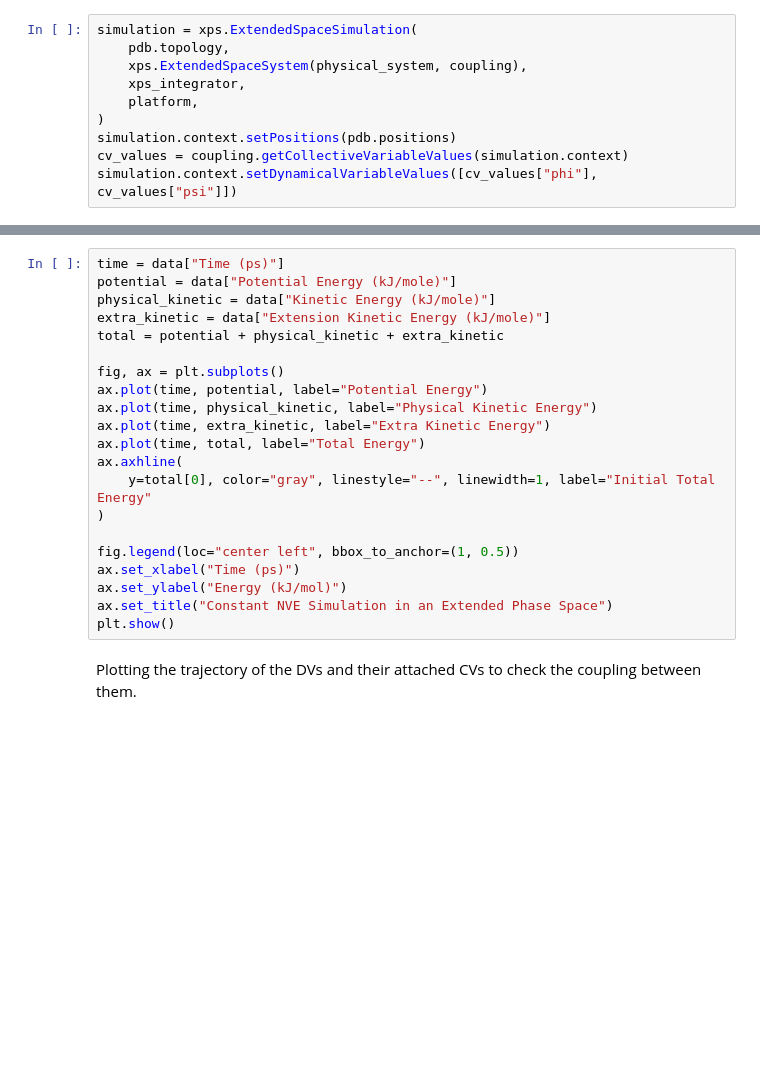
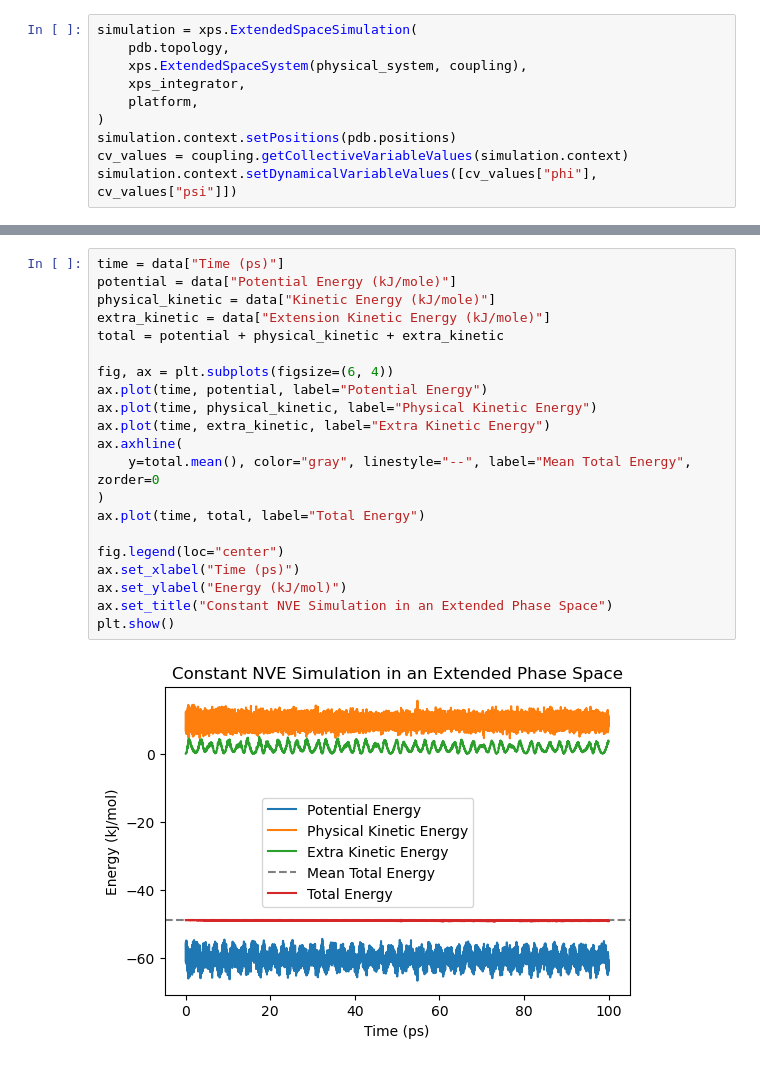
Before and after one commit to craabreu/openxps, a Jupyter notebook: examples/alanine_dipeptide/nve-simulation.ipynb, the cells around one changed output, grey strips where cells are left out. Drawn from its saved outputs; the diff is of its cells as text; blank space fills up the shorter version.

```diff
--- a/examples/alanine_dipeptide/nve-simulation.ipynb
+++ b/examples/alanine_dipeptide/nve-simulation.ipynb
@@ -114,23 +174,23 @@ Plotting the energy terms and the total energy to check the energy conservation.
 # %%
 time = data["Time (ps)"]
 potential = data["Potential Energy (kJ/mole)"]
 physical_kinetic = data["Kinetic Energy (kJ/mole)"]
 extra_kinetic = data["Extension Kinetic Energy (kJ/mole)"]
 total = potential + physical_kinetic + extra_kinetic
 
-fig, ax = plt.subplots()
+fig, ax = plt.subplots(figsize=(6, 4))
 ax.plot(time, potential, label="Potential Energy")
 ax.plot(time, physical_kinetic, label="Physical Kinetic Energy")
 ax.plot(time, extra_kinetic, label="Extra Kinetic Energy")
+ax.axhline(
+    y=total.mean(), color="gray", linestyle="--", label="Mean Total Energy", zorder=0
+)
 ax.plot(time, total, label="Total Energy")
-ax.axhline(
-    y=total[0], color="gray", linestyle="--", linewidth=1, label="Initial Total Energy"
-)
 
-fig.legend(loc="center left", bbox_to_anchor=(1, 0.5))
+fig.legend(loc="center")
 ax.set_xlabel("Time (ps)")
 ax.set_ylabel("Energy (kJ/mol)")
 ax.set_title("Constant NVE Simulation in an Extended Phase Space")
 plt.show()
+# %% [output]
+[figure, added]
-# %% [markdown]
-Plotting the trajectory of the DVs and their attached CVs to check the coupling between them.
```
Also changed, not shown: parts of 30 cells of this notebook, 3 other files.
